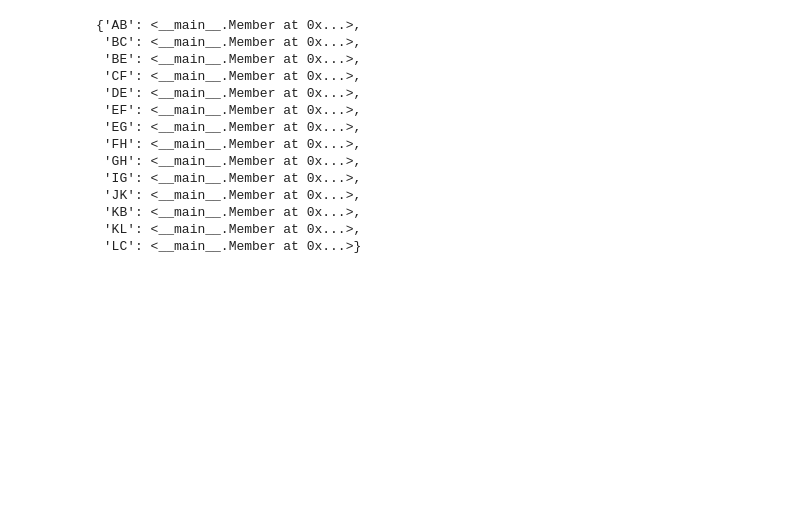
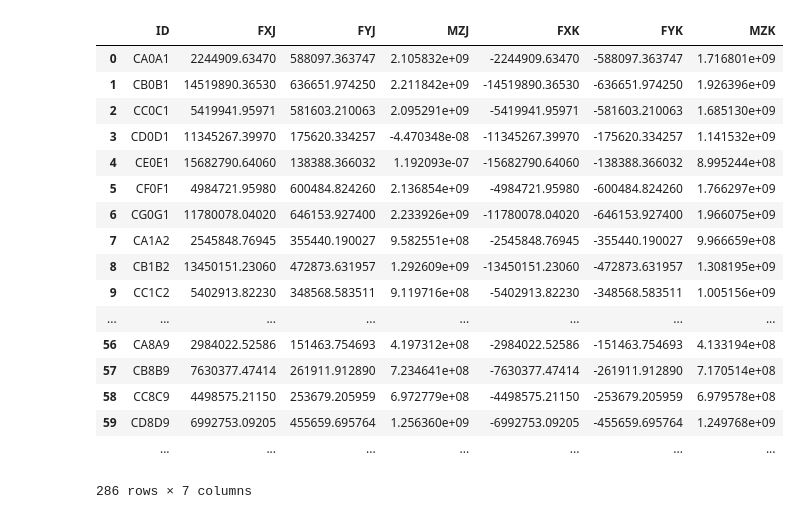
Before and after one commit to nholtz/structural-analysis, a Jupyter notebook: matrix-methods/frame2d/Equlibrium-Check.ipynb, the cells around one changed output. Drawn from its saved outputs; the diff is of its cells as text; code cells hidden in the pictures; blank space fills up the shorter version.

```diff
--- a/matrix-methods/frame2d/Equlibrium-Check.ipynb
+++ b/matrix-methods/frame2d/Equlibrium-Check.ipynb
@@ -1,5 +1,6 @@
 # %%
 dir = 'KG82sd.d'
+dir = 'l22x6.d'
 
 def filename(basename):
     return dir + '/' + basename + '.csv'
@@ -18,7 +19,7 @@ class Node(object):
         self.y = y
         self.sumFX = 0.
         self.sumFY = 0.
-        self.sumMz = 0.
+        self.sumMZ = 0.
 # %%
 table = pd.read_csv(filename('nodes'))
 NODES = {}
@@ -60,19 +47,52 @@ for i,m in table.iterrows():
     if m.ID in MEMBERS:
         Warn("Member '{}' is multiply defined.".format(m.ID))
     MEMBERS[m.ID] = Member(m.ID,NODES[m.NODEJ],NODES[m.NODEK])
-MEMBERS
-# %% [output]
-{'AB': <__main__.Member at 0x...>,
- 'BC': <__main__.Member at 0x...>,
- 'BE': <__main__.Member at 0x...>,
- 'CF': <__main__.Member at 0x...>,
- 'DE': <__main__.Member at 0x...>,
- 'EF': <__main__.Member at 0x...>,
- 'EG': <__main__.Member at 0x...>,
- 'FH': <__main__.Member at 0x...>,
- 'GH': <__main__.Member at 0x...>,
- 'IG': <__main__.Member at 0x...>,
- 'JK': <__main__.Member at 0x...>,
- 'KB': <__main__.Member at 0x...>,
- 'KL': <__main__.Member at 0x...>,
- 'LC': <__main__.Member at 0x...>}
+# %%
+table = pd.read_csv(filename('node_loads'))
+for i,p in table.iterrows():
+    dirn = p.DIRN.upper()
+    if dirn in ['FX','FY','MZ']:
+        n = NODES[p.ID]
+        a = 'sum'+dirn
+        setattr(n,a,getattr(n,a,0.)+float(p.F))
+    else:
+        Warn("Direction '{}' invalid for node '{}'.".format(dirn,p.ID))
+# %%
+table = pd.read_csv(filename('reactions'))
+for i,r in table.iterrows():
+    n = NODES[r.ID]
+    n.sumFX += 0. if pd.isnull(r.FX) else float(r.FX)
+    n.sumFY += 0. if pd.isnull(r.FY) else float(r.FY)
+    n.sumMZ += 0. if pd.isnull(r.MZ) else float(r.MZ)
+# %%
+mtable = pd.read_csv(filename('mefs'))
+for i,row in mtable.iterrows():
+    m = MEMBERS[row.ID]
+    n = m.nodej
+    n.sumFX -= row.FXJ*m.cosx - row.FYJ*m.cosy
+    n.sumFY -= row.FXJ*m.cosy + row.FYJ*m.cosx
+    n.sumMZ -= row.MZJ
+    n = m.nodek
+    n.sumFX -= row.FXK*m.cosx - row.FYK*m.cosy
+    n.sumFY -= row.FXK*m.cosy + row.FYK*m.cosx
+    n.sumMZ -= row.MZK
+mtable
+# %% [output]
+|  | ID | FXJ | FYJ | MZJ | FXK | FYK | MZK |
+| 0 | CA0A1 | 2244909.63470 | 588097.363747 | 2.105832e+09 | -2244909.63470 | -588097.363747 | 1.716801e+09 |
+| 1 | CB0B1 | 14519890.36530 | 636651.974250 | 2.211842e+09 | -14519890.36530 | -636651.974250 | 1.926396e+09 |
+| 2 | CC0C1 | 5419941.95971 | 581603.210063 | 2.095291e+09 | -5419941.95971 | -581603.210063 | 1.685130e+09 |
+| 3 | CD0D1 | 11345267.39970 | 175620.334257 | -4.470348e-08 | -11345267.39970 | -175620.334257 | 1.141532e+09 |
+| 4 | CE0E1 | 15682790.64060 | 138388.366032 | 1.192093e-07 | -15682790.64060 | -138388.366032 | 8.995244e+08 |
+| 5 | CF0F1 | 4984721.95980 | 600484.824260 | 2.136854e+09 | -4984721.95980 | -600484.824260 | 1.766297e+09 |
+| 6 | CG0G1 | 11780078.04020 | 646153.927400 | 2.233926e+09 | -11780078.04020 | -646153.927400 | 1.966075e+09 |
+| 7 | CA1A2 | 2545848.76945 | 355440.190027 | 9.582551e+08 | -2545848.76945 | -355440.190027 | 9.966659e+08 |
+| 8 | CB1B2 | 13450151.23060 | 472873.631957 | 1.292609e+09 | -13450151.23060 | -472873.631957 | 1.308195e+09 |
+| 9 | CC1C2 | 5402913.82230 | 348568.583511 | 9.119716e+08 | -5402913.82230 | -348568.583511 | 1.005156e+09 |
+| ... | ... | ... | ... | ... | ... | ... | ... |
+| 56 | CA8A9 | 2984022.52586 | 151463.754693 | 4.197312e+08 | -2984022.52586 | -151463.754693 | 4.133194e+08 |
+| 57 | CB8B9 | 7630377.47414 | 261911.912890 | 7.234641e+08 | -7630377.47414 | -261911.912890 | 7.170514e+08 |
+| 58 | CC8C9 | 4498575.21150 | 253679.205959 | 6.972779e+08 | -4498575.21150 | -253679.205959 | 6.979578e+08 |
+| 59 | CD8D9 | 6992753.09205 | 455659.695764 | 1.256360e+09 | -6992753.09205 | -455659.695764 | 1.249768e+09 |
+|  | ... | ... | ... | ... | ... | ... | ... |
+286 rows × 7 columns
```
Also changed, not shown: parts of 7 cells of this notebook, 21 other files.
